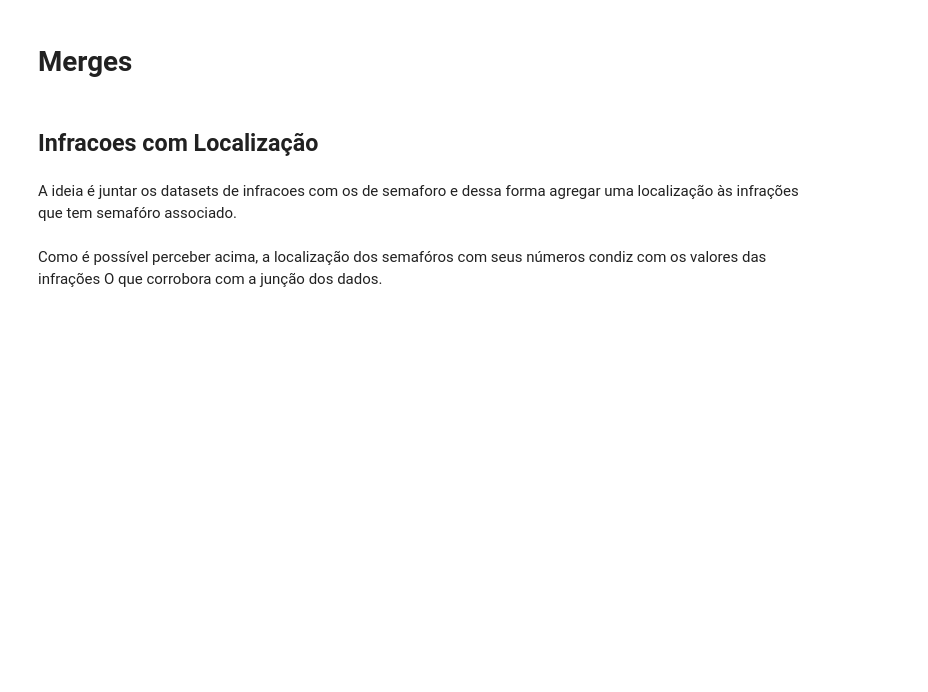
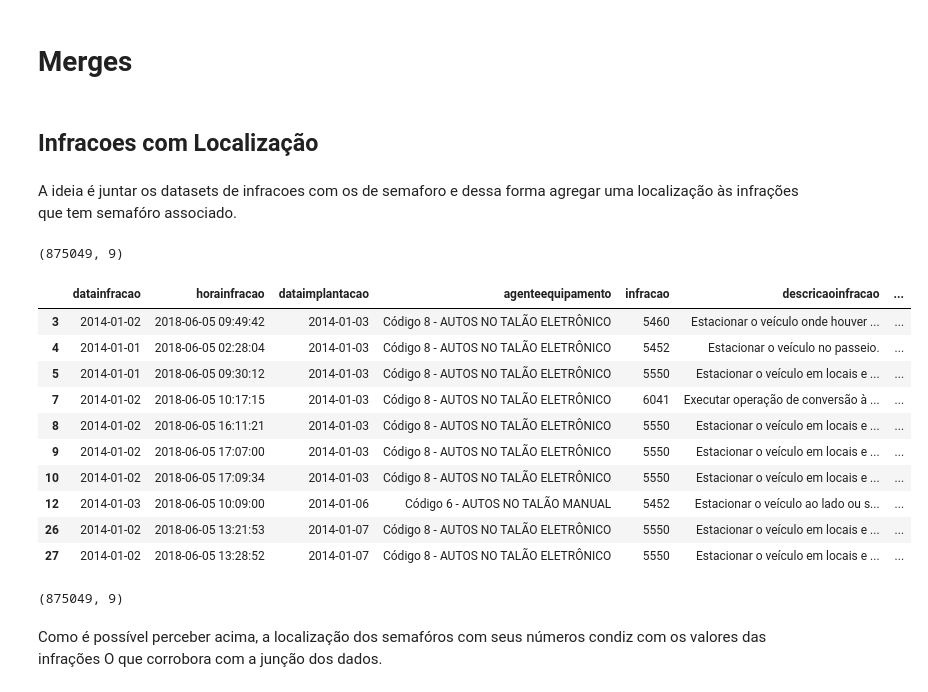
Before and after one commit to fbormann/DadosTransitoRecife, a Jupyter notebook: Projeto CTTU.ipynb, the cells around one changed output. Drawn from its saved outputs; the diff is of its cells as text; code cells hidden in the pictures; blank space fills up the shorter version.

```diff
--- a/Projeto CTTU.ipynb
+++ b/Projeto CTTU.ipynb
@@ -336,9 +337,31 @@ Algumas datas se encontram no formato errado e não de acordo com os valores pos
 # %% [markdown]
 A ideia é juntar os datasets de infracoes com os de semaforo e dessa forma agregar uma localização às infrações que
 tem semafóro associado.
+# %%
+infracoes_2014_2016.shape
+# %% [output]
+(875049, 9)
 # %%
 # remove todas as rows que possuem NaN na coluna
 infracoes_2014_2016 = infracoes_2014_2016.dropna(subset=["numero_semaforo"])
+# %%
+infracoes_2014_2016.head(10)
+# %% [output]
+|  | datainfracao | horainfracao | dataimplantacao | agenteequipamento | infracao | descricaoinfracao | ... |
+| 3 | 2014-01-02 | 2018-06-05 09:49:42 | 2014-01-03 | Código 8 - AUTOS NO TALÃO ELETRÔNICO | 5460 | Estacionar o veículo onde houver ... | ... |
+| 4 | 2014-01-01 | 2018-06-05 02:28:04 | 2014-01-03 | Código 8 - AUTOS NO TALÃO ELETRÔNICO | 5452 | Estacionar o veículo no passeio. | ... |
+| 5 | 2014-01-01 | 2018-06-05 09:30:12 | 2014-01-03 | Código 8 - AUTOS NO TALÃO ELETRÔNICO | 5550 | Estacionar o veículo em locais e ... | ... |
+| 7 | 2014-01-02 | 2018-06-05 10:17:15 | 2014-01-03 | Código 8 - AUTOS NO TALÃO ELETRÔNICO | 6041 | Executar operação de conversão à ... | ... |
+| 8 | 2014-01-02 | 2018-06-05 16:11:21 | 2014-01-03 | Código 8 - AUTOS NO TALÃO ELETRÔNICO | 5550 | Estacionar o veículo em locais e ... | ... |
+| 9 | 2014-01-02 | 2018-06-05 17:07:00 | 2014-01-03 | Código 8 - AUTOS NO TALÃO ELETRÔNICO | 5550 | Estacionar o veículo em locais e ... | ... |
+| 10 | 2014-01-02 | 2018-06-05 17:09:34 | 2014-01-03 | Código 8 - AUTOS NO TALÃO ELETRÔNICO | 5550 | Estacionar o veículo em locais e ... | ... |
+| 12 | 2014-01-03 | 2018-06-05 10:09:00 | 2014-01-06 | Código 6 - AUTOS NO TALÃO MANUAL | 5452 | Estacionar o veículo ao lado ou s... | ... |
+| 26 | 2014-01-02 | 2018-06-05 13:21:53 | 2014-01-07 | Código 8 - AUTOS NO TALÃO ELETRÔNICO | 5550 | Estacionar o veículo em locais e ... | ... |
+| 27 | 2014-01-02 | 2018-06-05 13:28:52 | 2014-01-07 | Código 8 - AUTOS NO TALÃO ELETRÔNICO | 5550 | Estacionar o veículo em locais e ... | ... |
+# %%
+infracoes_2014_2016.shape
+# %% [output]
+(875049, 9)
 # %% [markdown]
 Como é possível perceber acima, a localização dos semafóros com seus números condiz com os valores das infrações
 O que corrobora com a junção dos dados.
```
Also changed, not shown: parts of 27 cells of this notebook.
